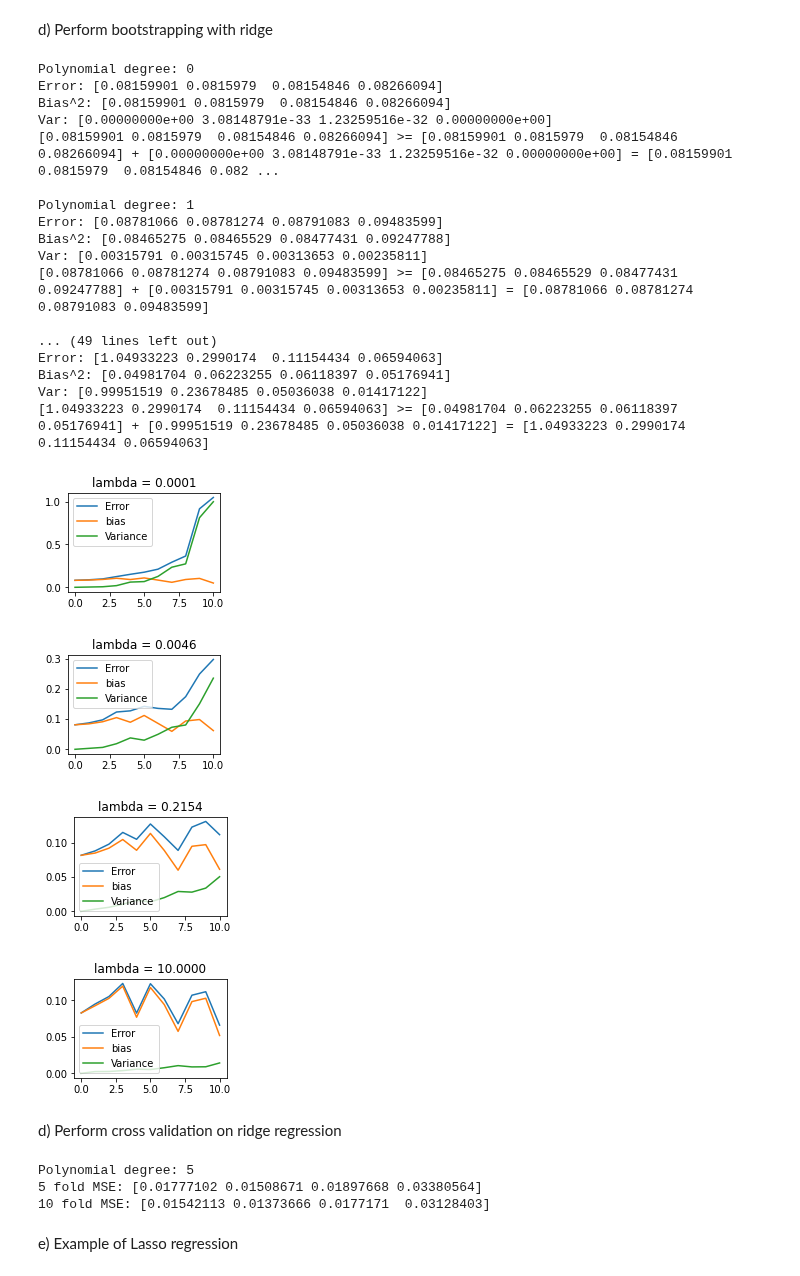
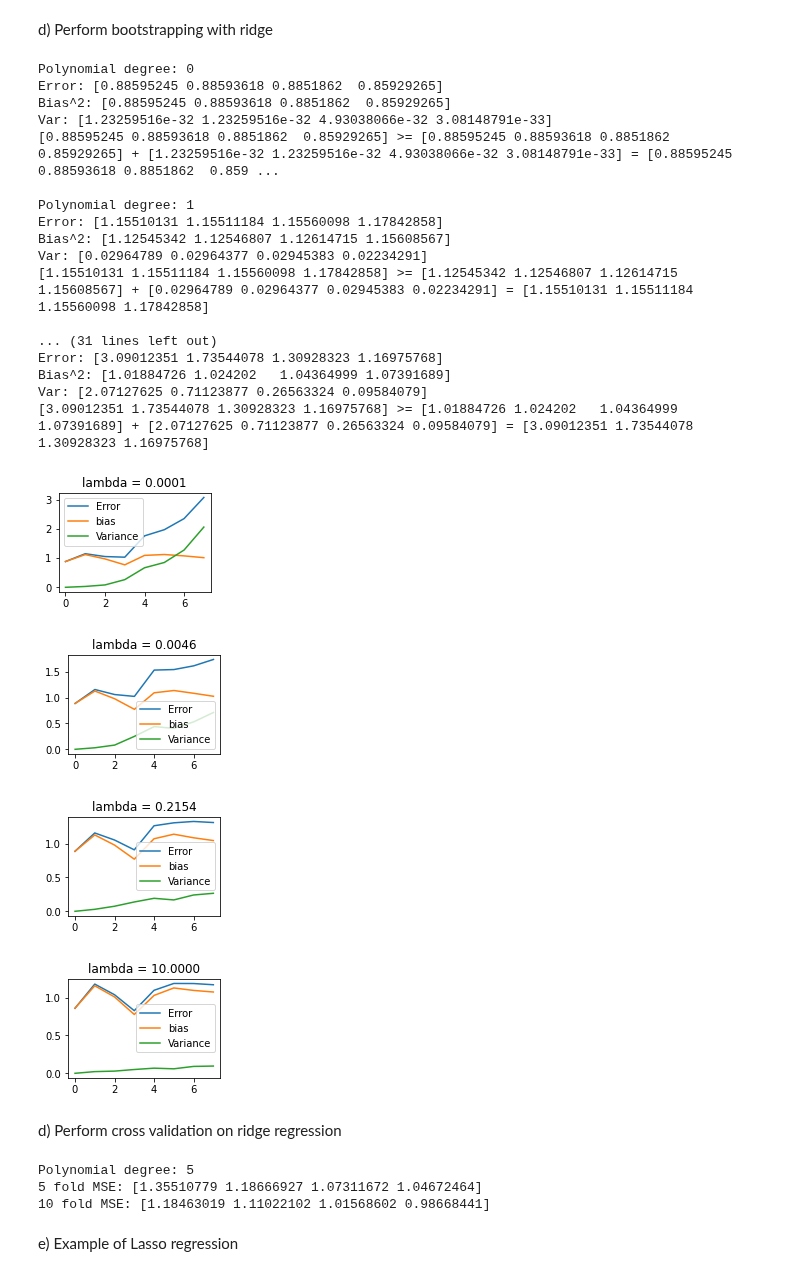
Before and after one commit to espentn/FYS-STK3155, a Jupyter notebook: FYS-STK3155.ipynb, the cells around one changed output. Drawn from its saved outputs; the diff is of its cells as text; code cells hidden in the pictures.

```diff
--- a/FYS-STK3155.ipynb
+++ b/FYS-STK3155.ipynb
@@ -234,7 +234,7 @@ def ridgeRegression(X_train,X_test,y_train, y_test, nlambdas, plot):
         plt.figure()
         plt.plot(np.log10(lambdas), MSETrain, label = 'MSE Ridge train')
         plt.plot(np.log10(lambdas), MSEPredict, 'r--', label = 'MSE Ridge Test')
-        plt.plot(np.log10(lambdas), MSEPredictSKL, 'g--', label = 'MSE Ridge sickit-learn Test')
+        plt.plot(np.log10(lambdas), MSEPredictSKL, 'g--', label = 'MSE Ridge scikit-learn Test')
         plt.xlabel('log10(lambda)')
         plt.ylabel('MSE')
         plt.legend()
@@ -614,50 +575,50 @@ d) Perform bootstrapping with ridge
 # %%
 np.random.seed(26)
 
-sig2 = 0.1 # noise variance
+sig2 = 1 # noise variance
 n = 10 # number of data points for each feature
 n_boostraps = 200 # number of bootstraps
-maxdegree = 5 # maximum polynomial degree
+maxdegree = 7 # maximum polynomial degree
 nlambdas = 4
 
 # for  in range(10,11):
 # Make data set.
 x1, x2, y = createDataPoints(n, sig2)
 x = np.swapaxes(np.stack((x1.ravel(),x2.ravel())),0,1)
 
-BootStrapping("ridge", x, y, nlambdas=4, maxdegree=10, n_boostraps=200)
+BootStrapping("ridge", x, y, nlambdas=nlambdas, maxdegree=maxdegree, n_boostraps=n_boostraps)
 # %% [output]
 Polynomial degree: 0
-Error: [0.08159901 0.0815979  0.08154846 0.08266094]
-Bias^2: [0.08159901 0.0815979  0.08154846 0.08266094]
-Var: [0.00000000e+00 3.08148791e-33 1.23259516e-32 0.00000000e+00]
-[0.08159901 0.0815979  0.08154846 0.08266094] >= [0.08159901 0.0815979  0.08154846 0.08266094] + [0.00000000e+00 3.08148791e-33 1.23259516e-32 0.00000000e+00] = [0.08159901 0.0815979  0.08154846 0.082 ...
+Error: [0.88595245 0.88593618 0.8851862  0.85929265]
+Bias^2: [0.88595245 0.88593618 0.8851862  0.85929265]
+Var: [1.23259516e-32 1.23259516e-32 4.93038066e-32 3.08148791e-33]
+[0.88595245 0.88593618 0.8851862  0.85929265] >= [0.88595245 0.88593618 0.8851862  0.85929265] + [1.23259516e-32 1.23259516e-32 4.93038066e-32 3.08148791e-33] = [0.88595245 0.88593618 0.8851862  0.859 ...
 
 Polynomial degree: 1
-Error: [0.08781066 0.08781274 0.08791083 0.09483599]
-Bias^2: [0.08465275 0.08465529 0.08477431 0.09247788]
-Var: [0.00315791 0.00315745 0.00313653 0.00235811]
-[0.08781066 0.08781274 0.08791083 0.09483599] >= [0.08465275 0.08465529 0.08477431 0.09247788] + [0.00315791 0.00315745 0.00313653 0.00235811] = [0.08781066 0.08781274 0.08791083 0.09483599]
+Error: [1.15510131 1.15511184 1.15560098 1.17842858]
+Bias^2: [1.12545342 1.12546807 1.12614715 1.15608567]
+Var: [0.02964789 0.02964377 0.02945383 0.02234291]
+[1.15510131 1.15511184 1.15560098 1.17842858] >= [1.12545342 1.12546807 1.12614715 1.15608567] + [0.02964789 0.02964377 0.02945383 0.02234291] = [1.15510131 1.15511184 1.15560098 1.17842858]
 
-... (49 lines left out)
-Error: [1.04933223 0.2990174  0.11154434 0.06594063]
-Bias^2: [0.04981704 0.06223255 0.06118397 0.05176941]
-Var: [0.99951519 0.23678485 0.05036038 0.01417122]
-[1.04933223 0.2990174  0.11154434 0.06594063] >= [0.04981704 0.06223255 0.06118397 0.05176941] + [0.99951519 0.23678485 0.05036038 0.01417122] = [1.04933223 0.2990174  0.11154434 0.06594063]
+... (31 lines left out)
+Error: [3.09012351 1.73544078 1.30928323 1.16975768]
+Bias^2: [1.01884726 1.024202   1.04364999 1.07391689]
+Var: [2.07127625 0.71123877 0.26563324 0.09584079]
+[3.09012351 1.73544078 1.30928323 1.16975768] >= [1.01884726 1.024202   1.04364999 1.07391689] + [2.07127625 0.71123877 0.26563324 0.09584079] = [3.09012351 1.73544078 1.30928323 1.16975768]
-[figure, old version]
+[figure, new version]
-[figure, old version]
+[figure, new version]
-[figure, old version]
+[figure, new version]
-[figure, old version]
+[figure, new version]
 # %% [markdown]
 d) Perform cross validation on ridge regression
 # %%
 np.random.seed(26)
 
-sig2 = 0.1 # noise variance
+sig2 = 1 # noise variance
 n = 10 # number of data points for each feature
 K = [5, 10]
 degree = 5
-nlambdas = 5
+nlambdas = 4
 
 x1, x2, y = createDataPoints(n, sig2)
 x = np.swapaxes(np.stack((x1.ravel(),x2.ravel())),0,1)
@@ -672,8 +633,8 @@ print("Polynomial degree:", degree)
 _ = CrossValidation("ridge", X,y)
 # %% [output]
 Polynomial degree: 5
-5 fold MSE: [0.01777102 0.01508671 0.01897668 0.03380564]
-10 fold MSE: [0.01542113 0.01373666 0.0177171  0.03128403]
+5 fold MSE: [1.35510779 1.18666927 1.07311672 1.04672464]
+10 fold MSE: [1.18463019 1.11022102 1.01568602 0.98668441]
 # %% [markdown]
 e) Example of Lasso regression
 # %%
```
Also changed, not shown: parts of 9 cells of this notebook.
